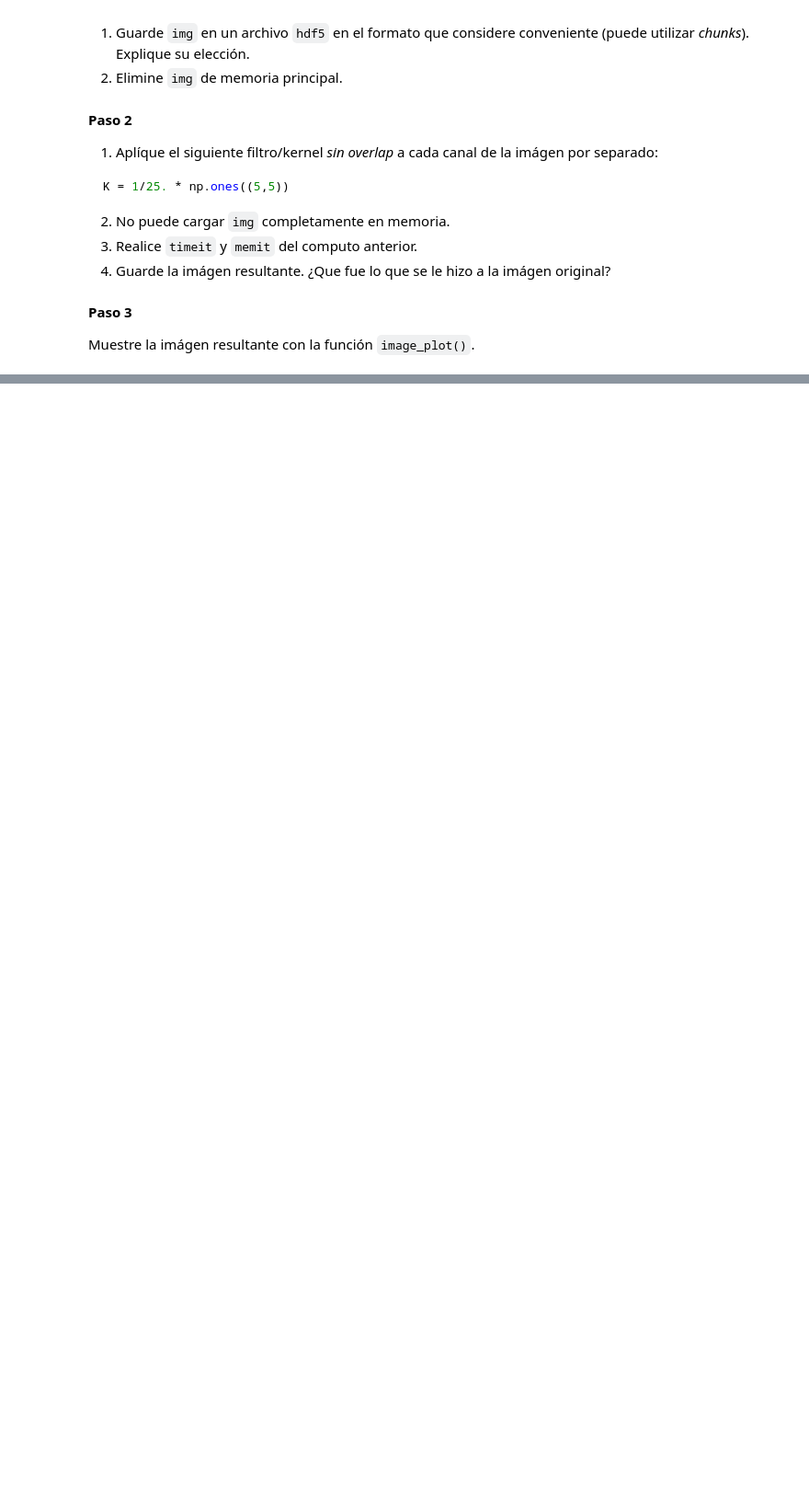
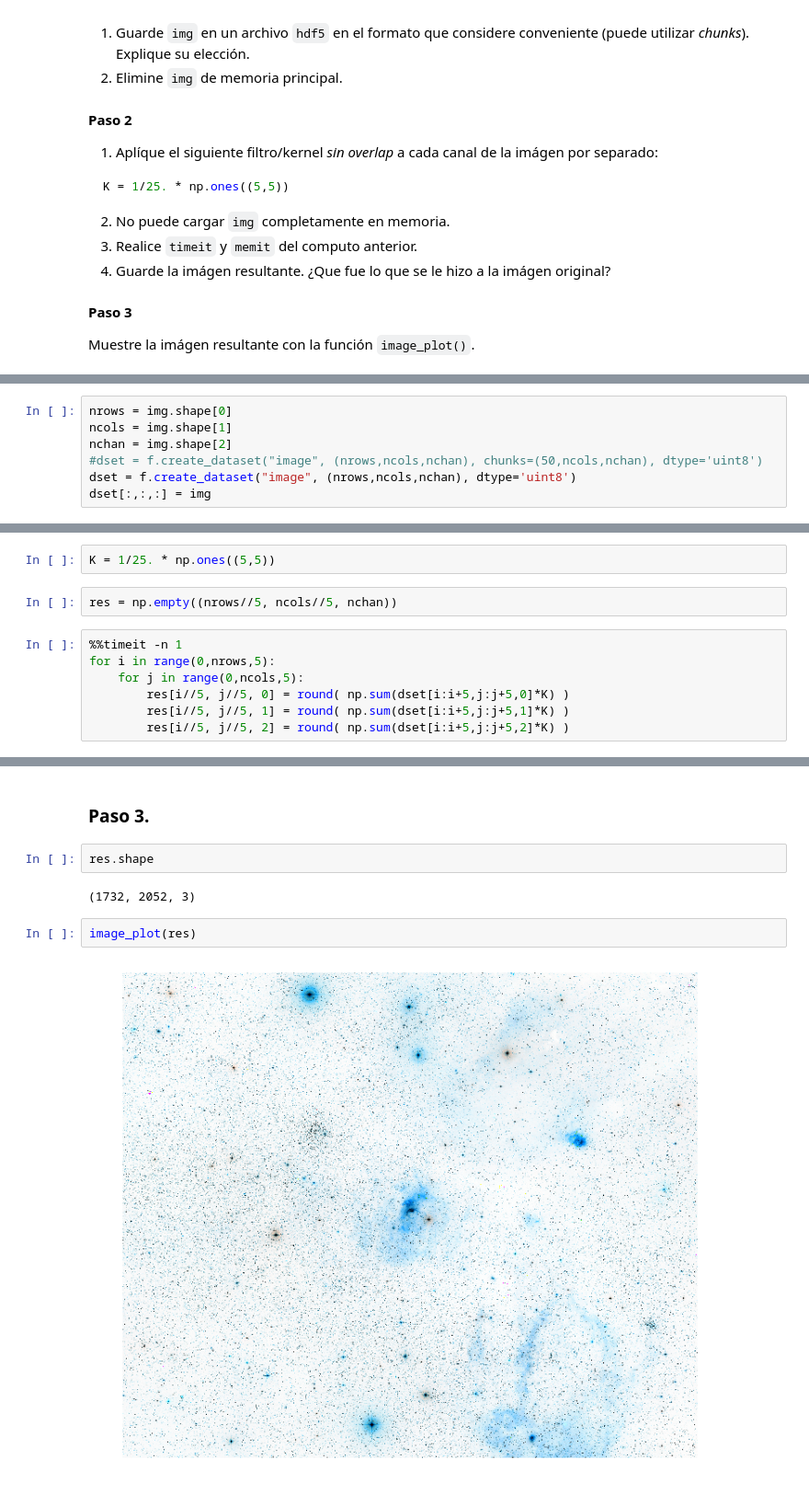
Before and after one commit to mavillan/scientific_programming, a Jupyter notebook: 03_memmap/03_actividad.ipynb, the cells around one changed output, grey strips where cells are left out. Shown at 92% size. Saved outputs shown, nothing was run; the diff lists cells and outputs as text; blank space fills up the shorter version.

```diff
--- a/03_memmap/03_actividad.ipynb
+++ b/03_memmap/03_actividad.ipynb
@@ -53,0 +63,7 @@ Muestre la imágen resultante con la función `image_plot()`.
+# %%
+nrows = img.shape[0]
+ncols = img.shape[1]
+nchan = img.shape[2]
+#dset = f.create_dataset("image", (nrows,ncols,nchan), chunks=(50,ncols,nchan), dtype='uint8')
+dset = f.create_dataset("image", (nrows,ncols,nchan), dtype='uint8')
+dset[:,:,:] = img
@@ -53,0 +79,11 @@ Muestre la imágen resultante con la función `image_plot()`.
+# %%
+K = 1/25. * np.ones((5,5))
+# %%
+res = np.empty((nrows//5, ncols//5, nchan))
+# %%
+%%timeit -n 1
+for i in range(0,nrows,5):
+    for j in range(0,ncols,5):
+        res[i//5, j//5, 0] = round( np.sum(dset[i:i+5,j:j+5,0]*K) )
+        res[i//5, j//5, 1] = round( np.sum(dset[i:i+5,j:j+5,1]*K) )
+        res[i//5, j//5, 2] = round( np.sum(dset[i:i+5,j:j+5,2]*K) )
@@ -53,0 +94,10 @@ Muestre la imágen resultante con la función `image_plot()`.
+# %% [markdown]
+### Paso 3.
+# %%
+res.shape
+# %% [output]
+(1732, 2052, 3)
+# %%
+image_plot(res)
+# %% [output]
+[figure, added]
```
Also changed, not shown: parts of 8 cells of this notebook, 3 other files.
